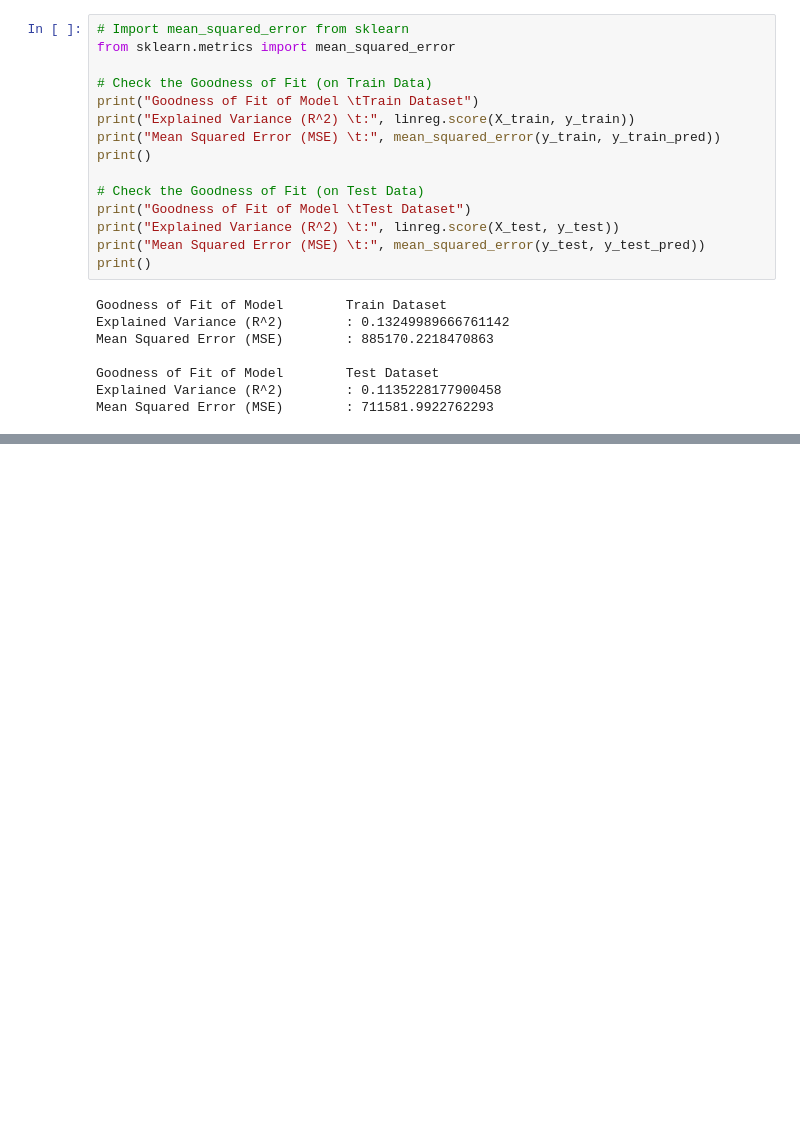
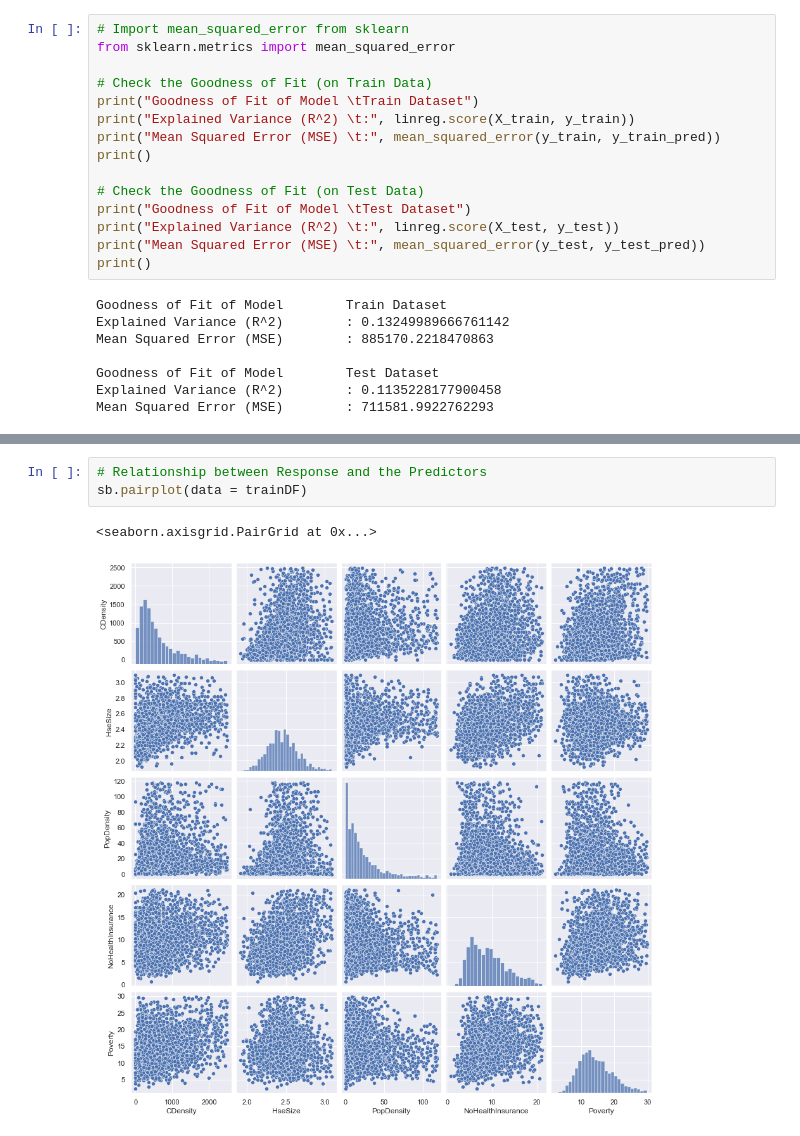
Before and after one commit to FreedomXV/SC1015-Mini-Project, a Jupyter notebook: Poverty EDA/Multivariate Analysis.ipynb, the cells around one changed output, grey strips where cells are left out. Saved outputs shown, nothing was run; the diff lists cells and outputs as text; blank space fills up the shorter version.

```diff
--- a/Poverty EDA/Multivariate Analysis.ipynb
+++ b/Poverty EDA/Multivariate Analysis.ipynb
@@ -198,0 +455,6 @@ Mean Squared Error (MSE)        : 711581.9922762293
+# %%
+# Relationship between Response and the Predictors
+sb.pairplot(data = trainDF)
+# %% [output]
+<seaborn.axisgrid.PairGrid at 0x...>
+[figure, added]
```
Also changed, not shown: parts of 37 cells of this notebook.
